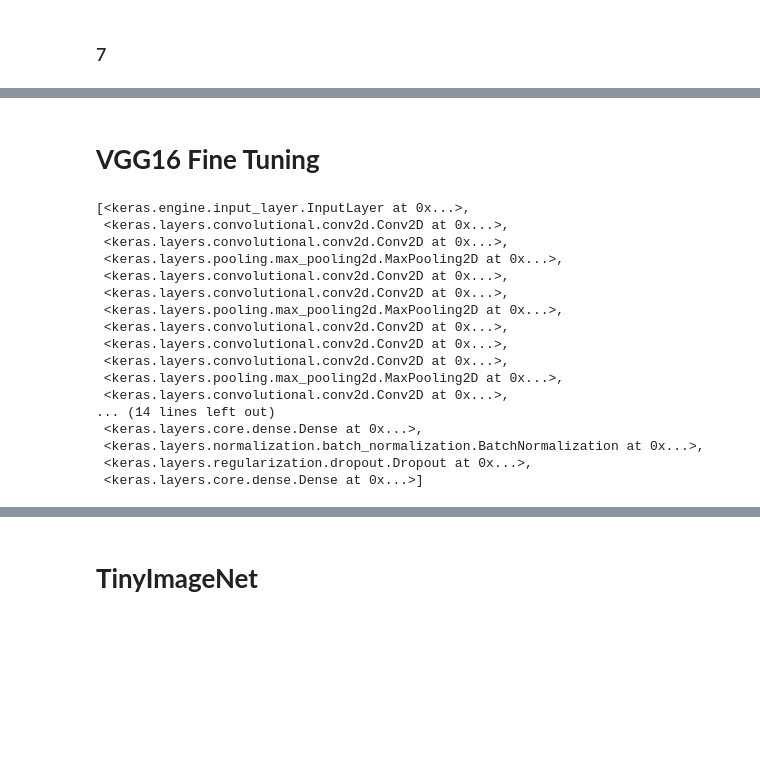
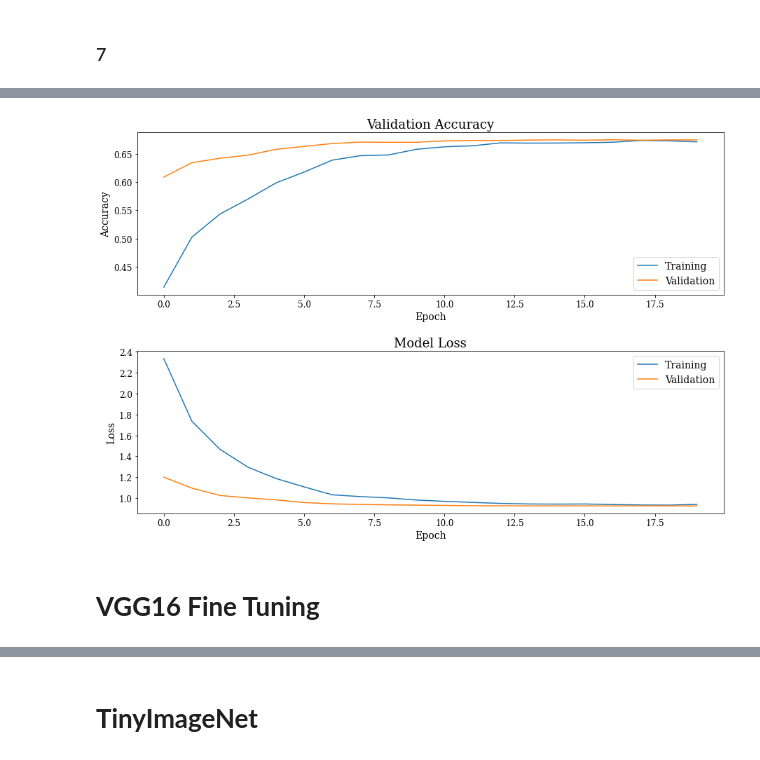
Before and after one commit to limited-fion/deep-learning-cw, a Jupyter notebook: 04_cw.ipynb, the cells around one changed output, grey strips where cells are left out. Drawn from its saved outputs; the diff is of its cells as text; code cells hidden in the pictures; blank space fills up the shorter version.

```diff
--- a/04_cw.ipynb
+++ b/04_cw.ipynb
@@ -860,17 +831,17 @@ output = BatchNormalization()(output)
 output = Dropout(0.5)(output)
 output = Dense(units=2048, activation='relu')(output)
 output = BatchNormalization()(output)
-output = Dropout(0.5)(output)
+output = Dropout(0.6)(output)
 output = Dense(units=1024, activation='relu')(output)
 output = BatchNormalization()(output)
-output = Dropout(0.6)(output)
+output = Dropout(0.7)(output)
 output = Dense(units=10, activation='softmax')(output)
 modelname = Model(modelname.input, output)
 
 modelname.summary()
 
 def lr_scheduler(epoch, lr):
-    decay_rate = 0.1
+    decay_rate = 0.5
     decay_step = 6
     if epoch % decay_step == 0 and epoch:
         return lr * decay_rate
@@ -880,7 +851,7 @@ lrate = keras.callbacks.LearningRateScheduler(lr_scheduler)
 early_stopping = EarlyStopping(monitor='val_categorical_accuracy', patience=4, restore_best_weights=True)
 
 modelname.compile(optimizer=Adam(lr=1e-4),loss='categorical_crossentropy', metrics=['categorical_accuracy'])
-history_cifar_tl6 = modelname.fit(X_train_n, Y_train_class, epochs=20, batch_size=32, validation_data=(X_test_n, Y_test_class), callbacks=[early_stopping,lrate])
+history_cifar_tl7 = modelname.fit(X_train_n, Y_train_class, epochs=20, batch_size=32, validation_data=(X_test_n, Y_test_class), callbacks=[early_stopping,lrate])
 
 start_time = time.time()
 score = modelname.evaluate(X_test_n, Y_test_class)
@@ -892,22 +898,6 @@ print('Average inference time per image: {:.4f} (ms)'.format(1000*time_elapsed/l
+# %%
+plot_history(history_cifar_tl7, 'cifar-tl7.png', metric='categorical_accuracy')
+# %% [output]
+[figure, added]
 # %% [markdown]
 # **VGG16 Fine Tuning**
-# %%
-modelname.layers[0:30]
-# %% [output]
-[<keras.engine.input_layer.InputLayer at 0x...>,
- <keras.layers.convolutional.conv2d.Conv2D at 0x...>,
- <keras.layers.convolutional.conv2d.Conv2D at 0x...>,
- <keras.layers.pooling.max_pooling2d.MaxPooling2D at 0x...>,
- <keras.layers.convolutional.conv2d.Conv2D at 0x...>,
- <keras.layers.convolutional.conv2d.Conv2D at 0x...>,
- <keras.layers.pooling.max_pooling2d.MaxPooling2D at 0x...>,
- <keras.layers.convolutional.conv2d.Conv2D at 0x...>,
- <keras.layers.convolutional.conv2d.Conv2D at 0x...>,
- <keras.layers.convolutional.conv2d.Conv2D at 0x...>,
- <keras.layers.pooling.max_pooling2d.MaxPooling2D at 0x...>,
- <keras.layers.convolutional.conv2d.Conv2D at 0x...>,
-... (14 lines left out)
- <keras.layers.core.dense.Dense at 0x...>,
- <keras.layers.normalization.batch_normalization.BatchNormalization at 0x...>,
- <keras.layers.regularization.dropout.Dropout at 0x...>,
- <keras.layers.core.dense.Dense at 0x...>]
```
Also changed, not shown: parts of 21 cells of this notebook.
